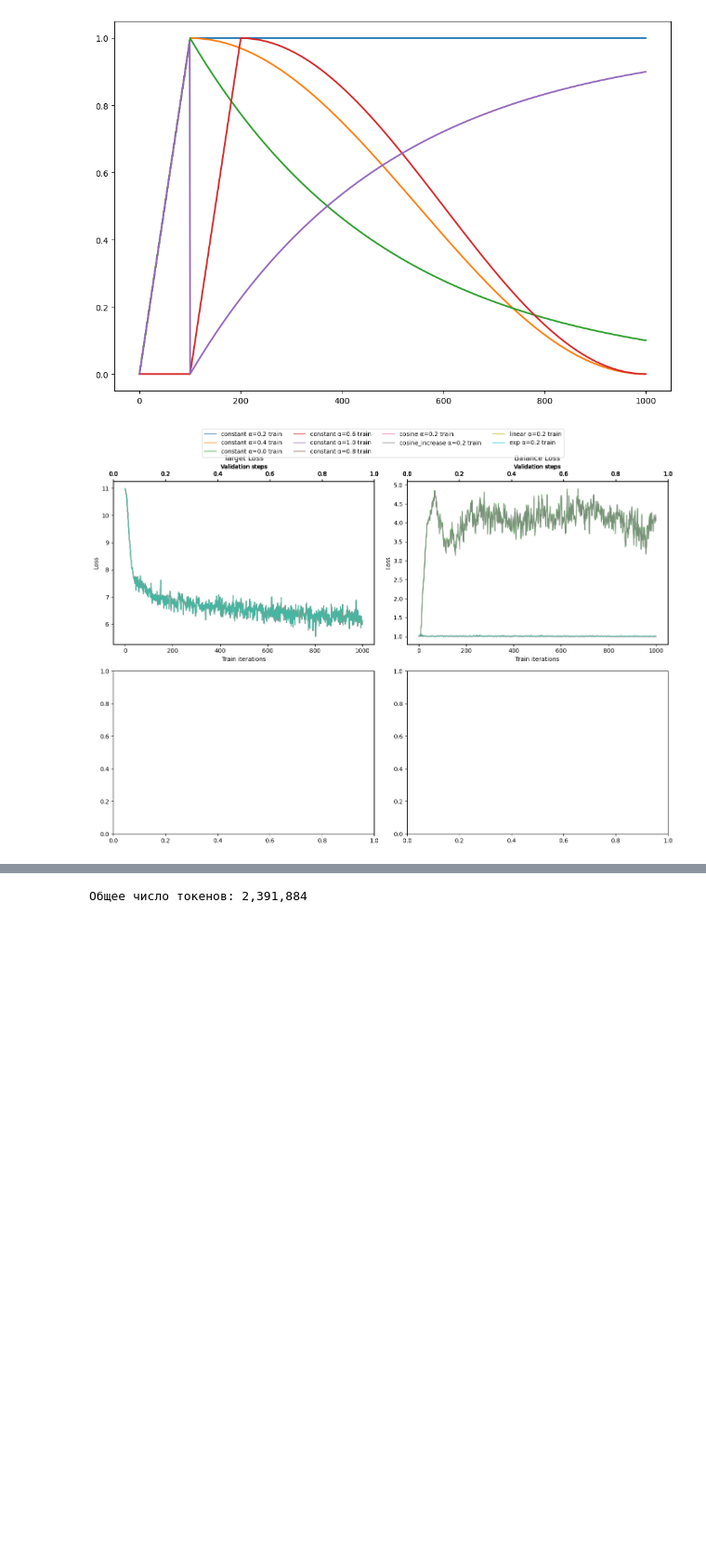
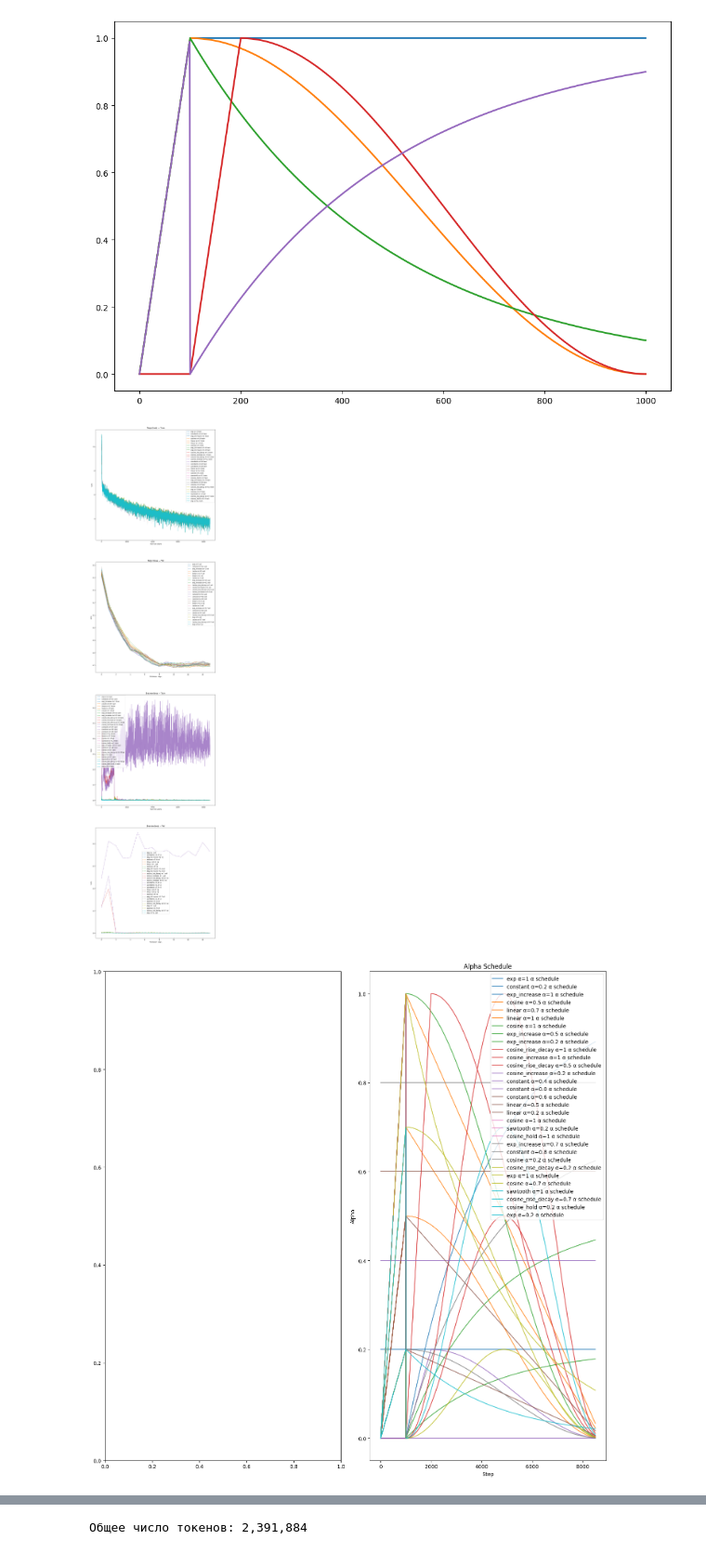
Before and after one commit to PavelPaha/Federated-Mixture-of-Experts-with-Personalized-Weighting, a Jupyter notebook: exp.ipynb, the cells around one changed output, grey strips where cells are left out. Shown at 93% size. Saved outputs shown, nothing was run; the diff lists cells and outputs as text; code cells hidden in the pictures; blank space fills up the shorter version.

```diff
--- a/exp.ipynb
+++ b/exp.ipynb
@@ -465,12 +405,13 @@ def visualize_experiments_with_gates(dirs: list[str]):
 # %%
 exp_dirs = [
     "constant_alpha0.20_gpu2",
     # "linear_alpha0.50_gpu0",
     # "cosine_alpha0.70_gpu0"
 ]
 
 exp_dirs = [d for d in os.listdir() if d[:-1].endswith('gpu')]
 import os
-visualize_experiments_with_gates(exp_dirs)
+visualize_experiments(exp_dirs, suffix=None)
 # %% [output]
-[figure, old version]
+[figure, new version]
+[figure, added]
```
Also changed, not shown: parts of 2 cells of this notebook, 2 other files.
